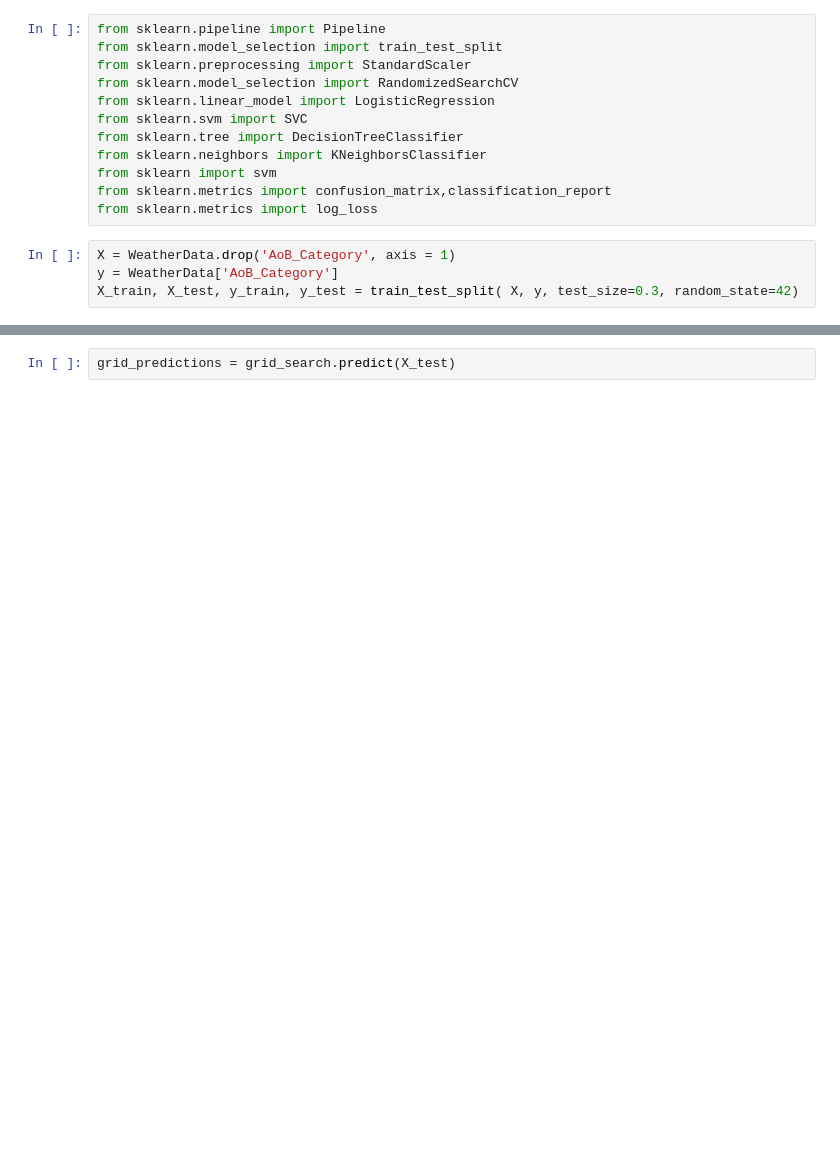
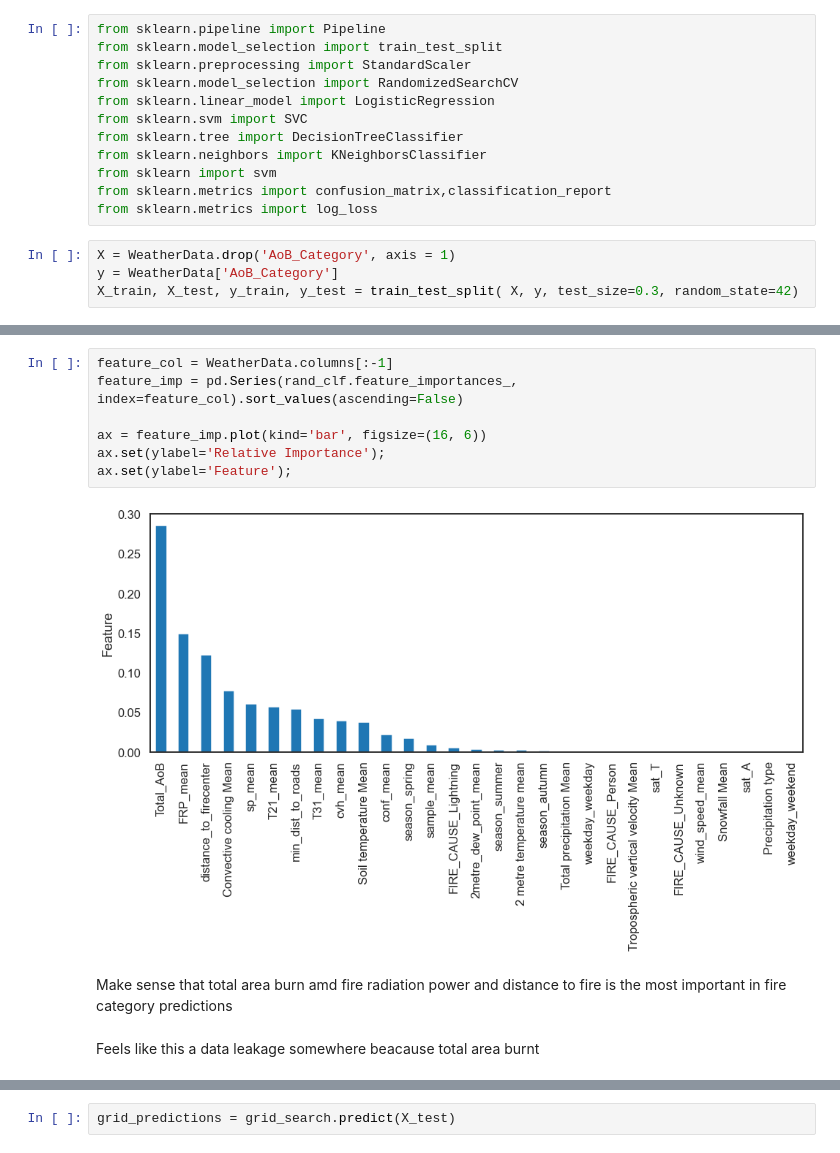
Before and after one commit to Portia-dot/Project, a Jupyter notebook: FirePredictorModels.ipynb, the cells around one changed output, grey strips where cells are left out. Saved outputs shown, nothing was run; the diff lists cells and outputs as text; blank space fills up the shorter version.

```diff
--- a/FirePredictorModels.ipynb
+++ b/FirePredictorModels.ipynb
@@ -73,0 +355,13 @@ accuracy_score(y_test, y_pred)
+# %%
+feature_col = WeatherData.columns[:-1]
+feature_imp = pd.Series(rand_clf.feature_importances_, index=feature_col).sort_values(ascending=False)
+
+ax = feature_imp.plot(kind='bar', figsize=(16, 6))
+ax.set(ylabel='Relative Importance');
+ax.set(ylabel='Feature');
+# %% [output]
+[figure, added]
+# %% [markdown]
+Make sense that total area burn amd fire radiation power and distance to fire is the most important in fire category predictions
+# %% [markdown]
+Feels like this a data leakage somewhere beacause total area burnt
```
Also changed, not shown: parts of 49 cells of this notebook, 4 other files.
